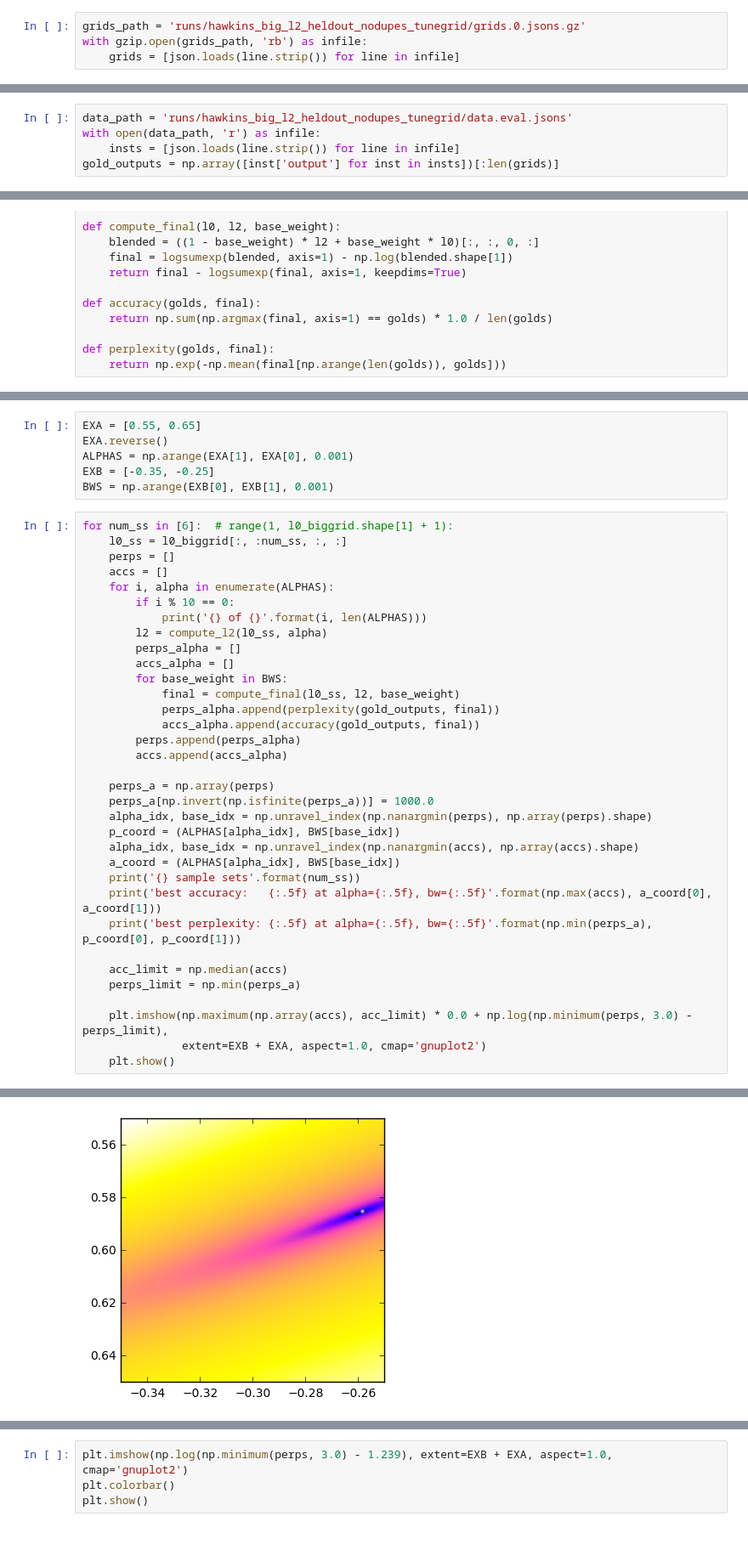
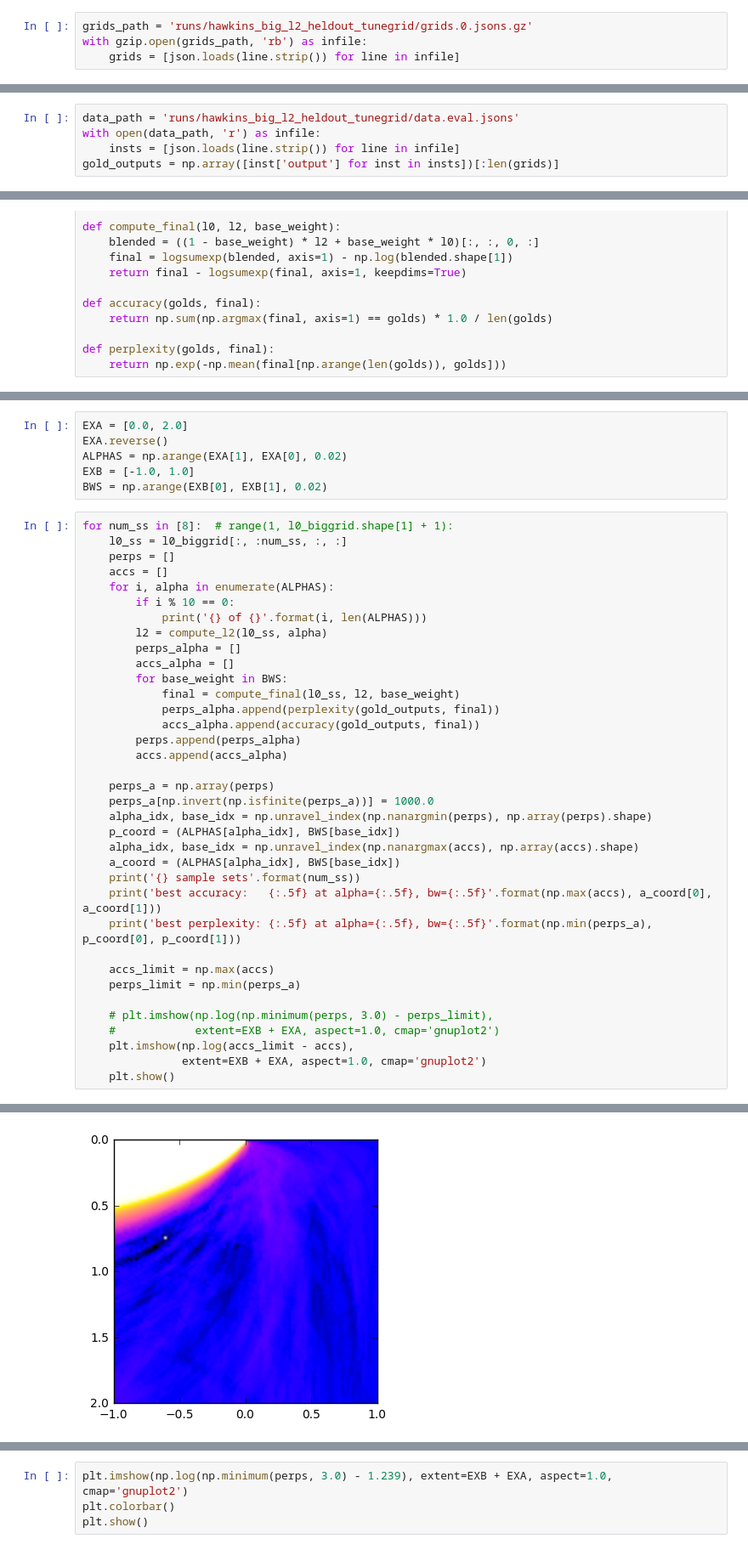
Before and after one commit to futurulus/coop-nets, a Jupyter notebook: tune_grids.ipynb, the cells around one changed output, grey strips where cells are left out. Shown: that part at 85% size. Drawn from its saved outputs; the diff is of its cells as text.

```diff
--- a/tune_grids.ipynb
+++ b/tune_grids.ipynb
@@ -5,7 +5,7 @@ import numpy as np
 from scipy.misc import logsumexp
 import matplotlib.pyplot as plt
 # %%
-grids_path = 'runs/hawkins_big_l2_heldout_nodupes_tunegrid/grids.0.jsons.gz'
+grids_path = 'runs/hawkins_big_l2_heldout_tunegrid/grids.0.jsons.gz'
 with gzip.open(grids_path, 'rb') as infile:
     grids = [json.loads(line.strip()) for line in infile]
 # %%
@@ -13,7 +13,7 @@ len(grids)
 # %% [output]
 3500
 # %%
-data_path = 'runs/hawkins_big_l2_heldout_nodupes_tunegrid/data.eval.jsons'
+data_path = 'runs/hawkins_big_l2_heldout_tunegrid/data.eval.jsons'
 with open(data_path, 'r') as infile:
     insts = [json.loads(line.strip()) for line in infile]
 gold_outputs = np.array([inst['output'] for inst in insts])[:len(grids)]
@@ -53,11 +53,11 @@ accuracy(gold_outputs, final)
 # %%
-EXA = [0.55, 0.65]
+EXA = [0.0, 2.0]
 EXA.reverse()
-ALPHAS = np.arange(EXA[1], EXA[0], 0.001)
-EXB = [-0.35, -0.25]
-BWS = np.arange(EXB[0], EXB[1], 0.001)
+ALPHAS = np.arange(EXA[1], EXA[0], 0.02)
+EXB = [-1.0, 1.0]
+BWS = np.arange(EXB[0], EXB[1], 0.02)
 # %%
-for num_ss in [6]:  # range(1, l0_biggrid.shape[1] + 1):
+for num_ss in [8]:  # range(1, l0_biggrid.shape[1] + 1):
     l0_ss = l0_biggrid[:, :num_ss, :, :]
     perps = []
     accs = []
@@ -78,16 +78,18 @@ for num_ss in [6]:  # range(1, l0_biggrid.shape[1] + 1):
     perps_a[np.invert(np.isfinite(perps_a))] = 1000.0
     alpha_idx, base_idx = np.unravel_index(np.nanargmin(perps), np.array(perps).shape)
     p_coord = (ALPHAS[alpha_idx], BWS[base_idx])
-    alpha_idx, base_idx = np.unravel_index(np.nanargmin(accs), np.array(accs).shape)
+    alpha_idx, base_idx = np.unravel_index(np.nanargmax(accs), np.array(accs).shape)
     a_coord = (ALPHAS[alpha_idx], BWS[base_idx])
     print('{} sample sets'.format(num_ss))
     print('best accuracy:   {:.5f} at alpha={:.5f}, bw={:.5f}'.format(np.max(accs), a_coord[0], a_coord[1]))
     print('best perplexity: {:.5f} at alpha={:.5f}, bw={:.5f}'.format(np.min(perps_a), p_coord[0], p_coord[1]))
 
-    acc_limit = np.median(accs)
+    accs_limit = np.max(accs)
     perps_limit = np.min(perps_a)
 
-    plt.imshow(np.maximum(np.array(accs), acc_limit) * 0.0 + np.log(np.minimum(perps, 3.0) - perps_limit),
+    # plt.imshow(np.log(np.minimum(perps, 3.0) - perps_limit),
+    #            extent=EXB + EXA, aspect=1.0, cmap='gnuplot2')
+    plt.imshow(np.log(accs_limit - accs),
                extent=EXB + EXA, aspect=1.0, cmap='gnuplot2')
     plt.show()
 # %% [output]
@@ -107 +109 @@ best perplexity: 1.52969 at alpha=0.58500, bw=-0.25900
-[figure, old version]
+[figure, new version]
```
Also changed, not shown: parts of 4 cells of this notebook.
